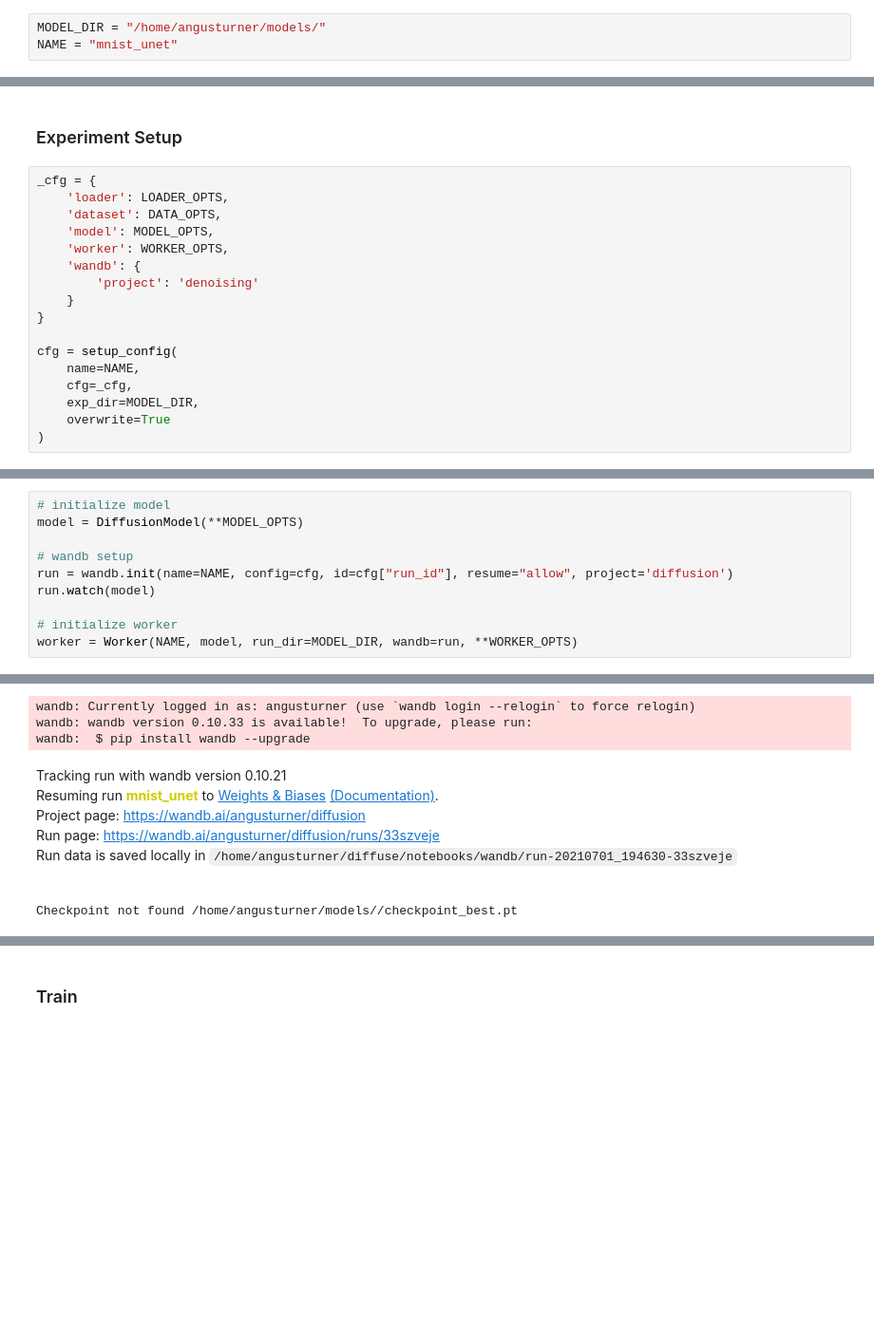
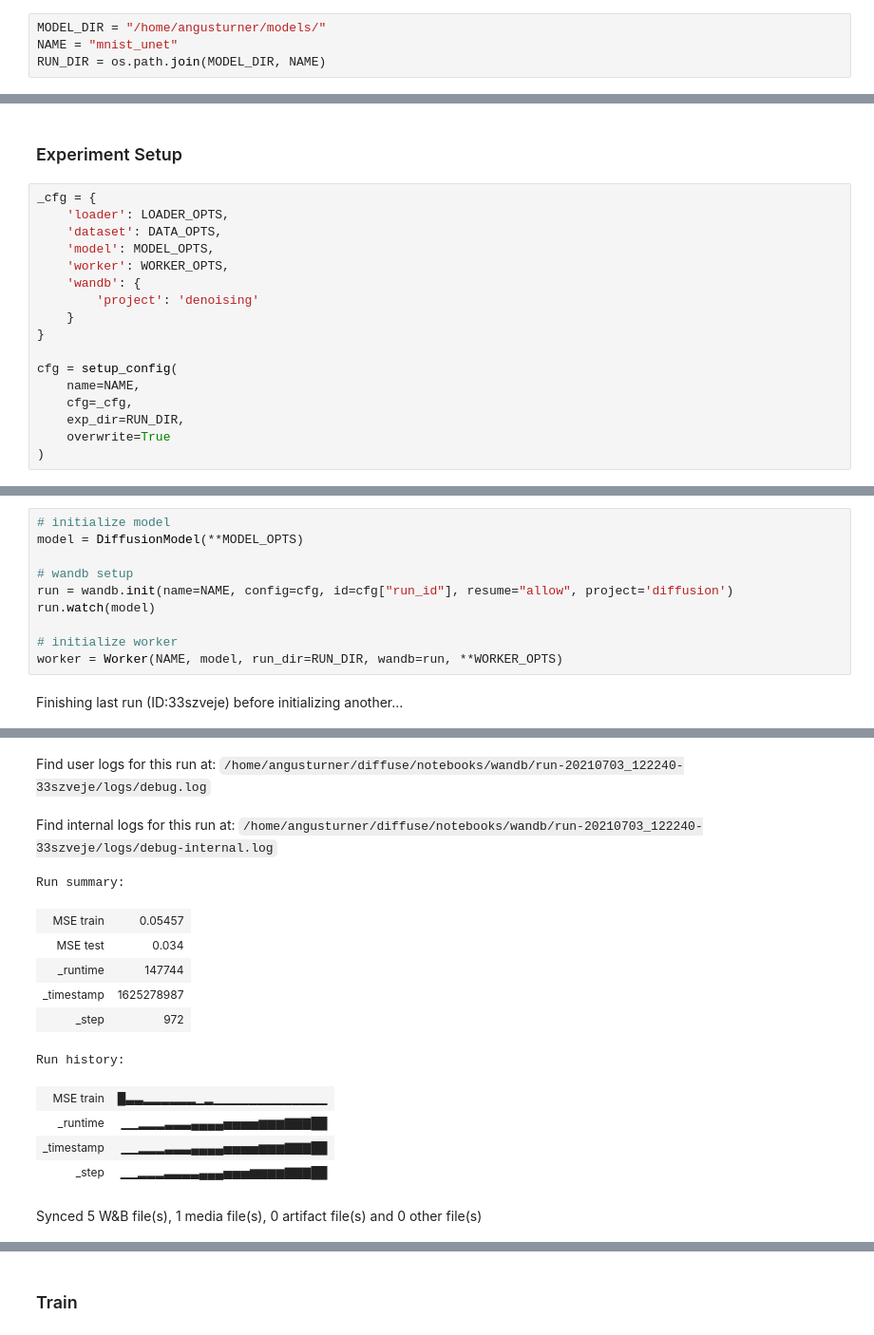
Before and after one commit to angusturner/diffuse, a Jupyter notebook: notebooks/diffusion.ipynb, the cells around one changed output, grey strips where cells are left out. Shown: that part at 95% size. Saved outputs shown, nothing was run; the diff lists cells and outputs as text; blank space fills up the shorter version.

Commit message:
update README and notebooks

```diff
--- a/notebooks/diffusion.ipynb
+++ b/notebooks/diffusion.ipynb
@@ -495,6 +494,7 @@ class Worker(AbstractWorker):
 # %%
 MODEL_DIR = "/home/angusturner/models/"
 NAME = "mnist_unet"
+RUN_DIR = os.path.join(MODEL_DIR, NAME)
 # %%
 MODEL_OPTS = {
     'score': {},
@@ -527,7 +527,7 @@ _cfg = {
 cfg = setup_config(
     name=NAME,
     cfg=_cfg,
-    exp_dir=MODEL_DIR,
+    exp_dir=RUN_DIR,
     overwrite=True
 )
 # %% [output]
@@ -557,5 +557,6 @@ run = wandb.init(name=NAME, config=cfg, id=cfg["run_id"], resume="allow", projec
 run.watch(model)
 
 # initialize worker
-worker = Worker(NAME, model, run_dir=MODEL_DIR, wandb=run, **WORKER_OPTS)
+worker = Worker(NAME, model, run_dir=RUN_DIR, wandb=run, **WORKER_OPTS)
 # %% [output]
+Finishing last run (ID:33szveje) before initializing another...
@@ -562,9 +565,14 @@ worker = Worker(NAME, model, run_dir=MODEL_DIR, wandb=run, **WORKER_OPTS)
+Find user logs for this run at: /home/angusturner/diffuse/notebooks/wandb/run-20210703_122240-33szveje/logs/debug.log
+Find internal logs for this run at: /home/angusturner/diffuse/notebooks/wandb/run-20210703_122240-33szveje/logs/debug-internal.log
-wandb: Currently logged in as: angusturner (use `wandb login --relogin` to force relogin)
-wandb: wandb version 0.10.33 is available!  To upgrade, please run:
-wandb:  $ pip install wandb --upgrade
+Run summary:
-Tracking run with wandb version 0.10.21
-Resuming run mnist_unet to Weights & Biases (Documentation).
-Project page: https://wandb.ai/angusturner/diffusion
-Run page: https://wandb.ai/angusturner/diffusion/runs/33szveje
-Run data is saved locally in /home/angusturner/diffuse/notebooks/wandb/run-20210701_194630-33szveje
+| MSE train | 0.05457 |
+| MSE test | 0.034 |
+| _runtime | 147744 |
+| _timestamp | 1625278987 |
+| _step | 972 |
-Checkpoint not found /home/angusturner/models//checkpoint_best.pt
+Run history:
+| MSE train | █▃▃▂▂▂▂▂▂▁▂▁▁▁▁▁▁▁▁▁▁▁▁▁ |
+| _runtime | ▁▁▂▂▂▃▃▃▄▄▄▄▅▅▅▅▆▆▆▇▇▇██ |
+| _timestamp | ▁▁▂▂▂▃▃▃▄▄▄▄▅▅▅▅▆▆▆▇▇▇██ |
+| _step | ▁▁▂▂▂▃▃▃▃▄▄▄▅▅▅▆▆▆▆▇▇▇██ |
+Synced 5 W&B file(s), 1 media file(s), 0 artifact file(s) and 0 other file(s)
```
Also changed, not shown: parts of 10 cells of this notebook, 2 other files.
